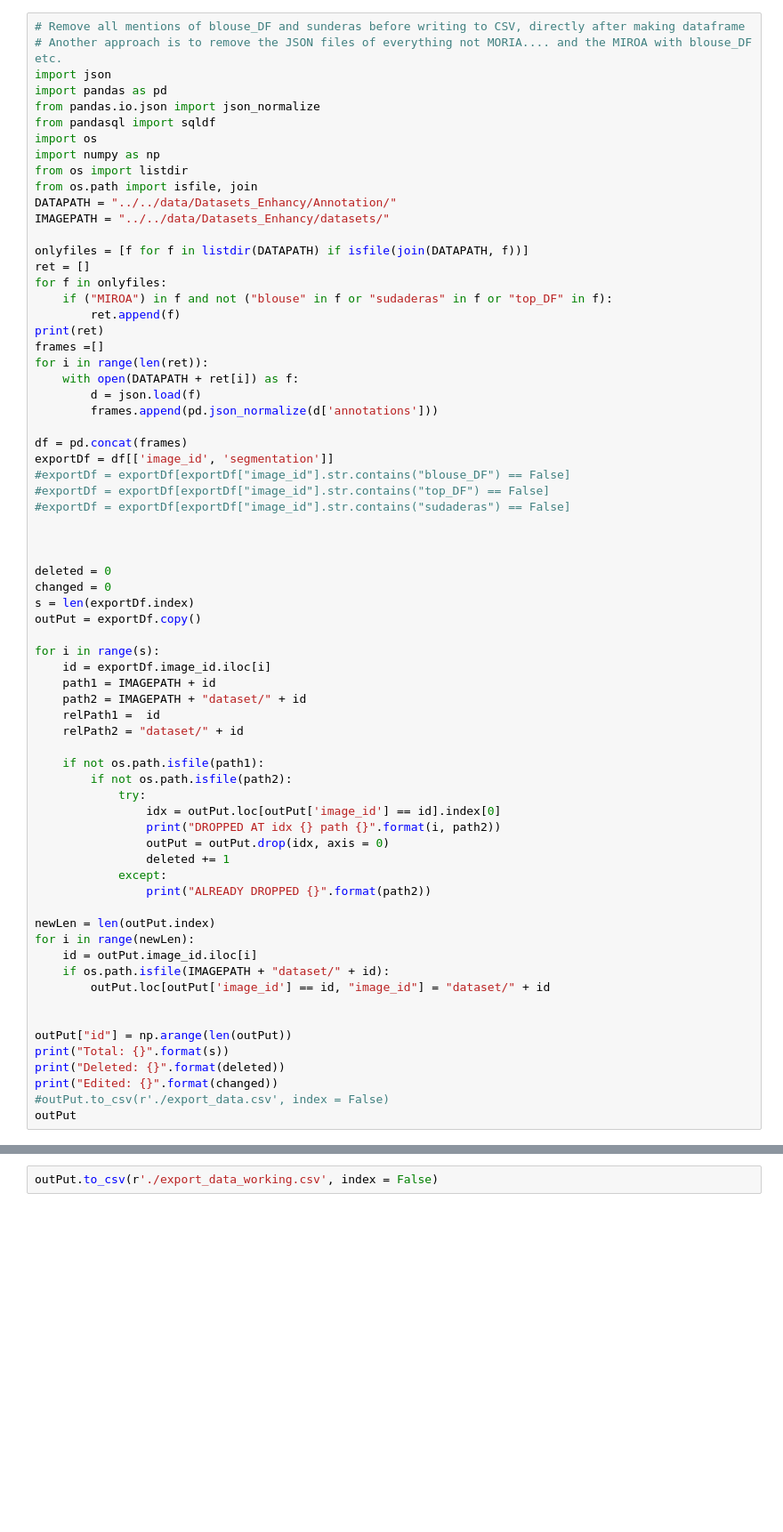
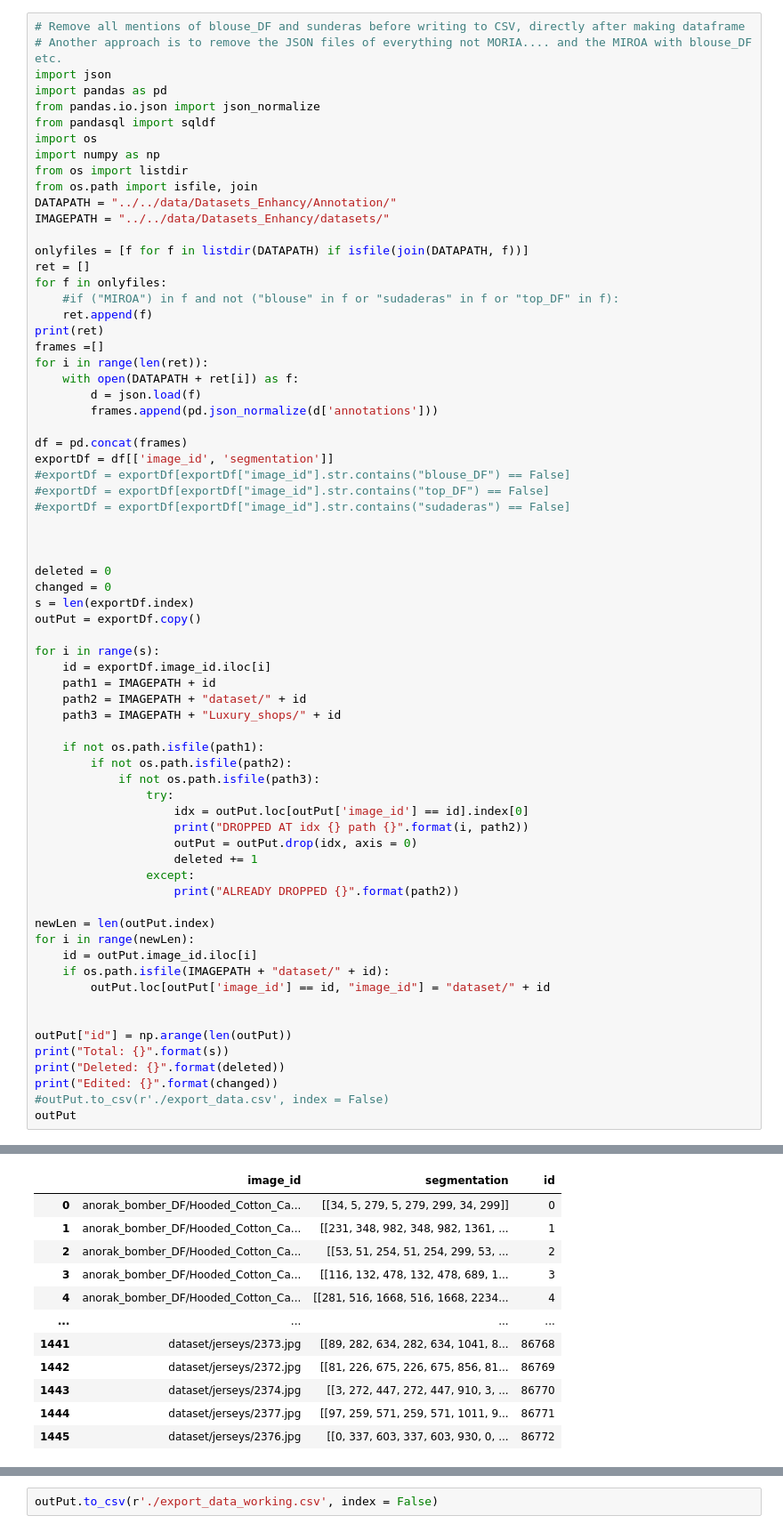
Before and after one commit to Nenonymo/classClothes, a Jupyter notebook: src/python/dataparse.ipynb, the cells around one changed output, grey strips where cells are left out. Shown: that part at 89% size. Saved outputs shown, nothing was run; the diff lists cells and outputs as text; blank space fills up the shorter version.

Commit message:
new datafile with new dataset

```diff
--- a/src/python/dataparse.ipynb
+++ b/src/python/dataparse.ipynb
@@ -15,8 +15,8 @@ IMAGEPATH = "../../data/Datasets_Enhancy/datasets/"
 onlyfiles = [f for f in listdir(DATAPATH) if isfile(join(DATAPATH, f))]
 ret = []
 for f in onlyfiles:
-    if ("MIROA") in f and not ("blouse" in f or "sudaderas" in f or "top_DF" in f):
-        ret.append(f)
+    #if ("MIROA") in f and not ("blouse" in f or "sudaderas" in f or "top_DF" in f):
+    ret.append(f)
 print(ret)
 frames =[]
 for i in range(len(ret)):
@@ -41,18 +41,18 @@ for i in range(s):
     id = exportDf.image_id.iloc[i]
     path1 = IMAGEPATH + id
     path2 = IMAGEPATH + "dataset/" + id
-    relPath1 =  id
-    relPath2 = "dataset/" + id
+    path3 = IMAGEPATH + "Luxury_shops/" + id
 
     if not os.path.isfile(path1):
         if not os.path.isfile(path2):
-            try:
-                idx = outPut.loc[outPut['image_id'] == id].index[0]
-                print("DROPPED AT idx {} path {}".format(i, path2))
-                outPut = outPut.drop(idx, axis = 0)
-                deleted += 1
-            except:
-                print("ALREADY DROPPED {}".format(path2))
+            if not os.path.isfile(path3):
+                try:
+                    idx = outPut.loc[outPut['image_id'] == id].index[0]
+                    print("DROPPED AT idx {} path {}".format(i, path2))
+                    outPut = outPut.drop(idx, axis = 0)
+                    deleted += 1
+                except:
+                    print("ALREADY DROPPED {}".format(path2))
 
 newLen = len(outPut.index)
 for i in range(newLen):
@@ -67,3 +67,4 @@ print("Deleted: {}".format(deleted))
 print("Edited: {}".format(changed))
 #outPut.to_csv(r'./export_data.csv', index = False)
 outPut
+# %% [output]
@@ -69,0 +88,12 @@ outPut
+|  | image_id | segmentation | id |
+| 0 | anorak_bomber_DF/Hooded_Cotton_Ca... | [[34, 5, 279, 5, 279, 299, 34, 299]] | 0 |
+| 1 | anorak_bomber_DF/Hooded_Cotton_Ca... | [[231, 348, 982, 348, 982, 1361, ... | 1 |
+| 2 | anorak_bomber_DF/Hooded_Cotton_Ca... | [[53, 51, 254, 51, 254, 299, 53, ... | 2 |
+| 3 | anorak_bomber_DF/Hooded_Cotton_Ca... | [[116, 132, 478, 132, 478, 689, 1... | 3 |
+| 4 | anorak_bomber_DF/Hooded_Cotton_Ca... | [[281, 516, 1668, 516, 1668, 2234... | 4 |
+| ... | ... | ... | ... |
+| 1441 | dataset/jerseys/2373.jpg | [[89, 282, 634, 282, 634, 1041, 8... | 86768 |
+| 1442 | dataset/jerseys/2372.jpg | [[81, 226, 675, 226, 675, 856, 81... | 86769 |
+| 1443 | dataset/jerseys/2374.jpg | [[3, 272, 447, 272, 447, 910, 3, ... | 86770 |
+| 1444 | dataset/jerseys/2377.jpg | [[97, 259, 571, 259, 571, 1011, 9... | 86771 |
+| 1445 | dataset/jerseys/2376.jpg | [[0, 337, 603, 337, 603, 930, 0, ... | 86772 |
```
Also changed, not shown: parts of 1 cell of this notebook, 2 other files.
